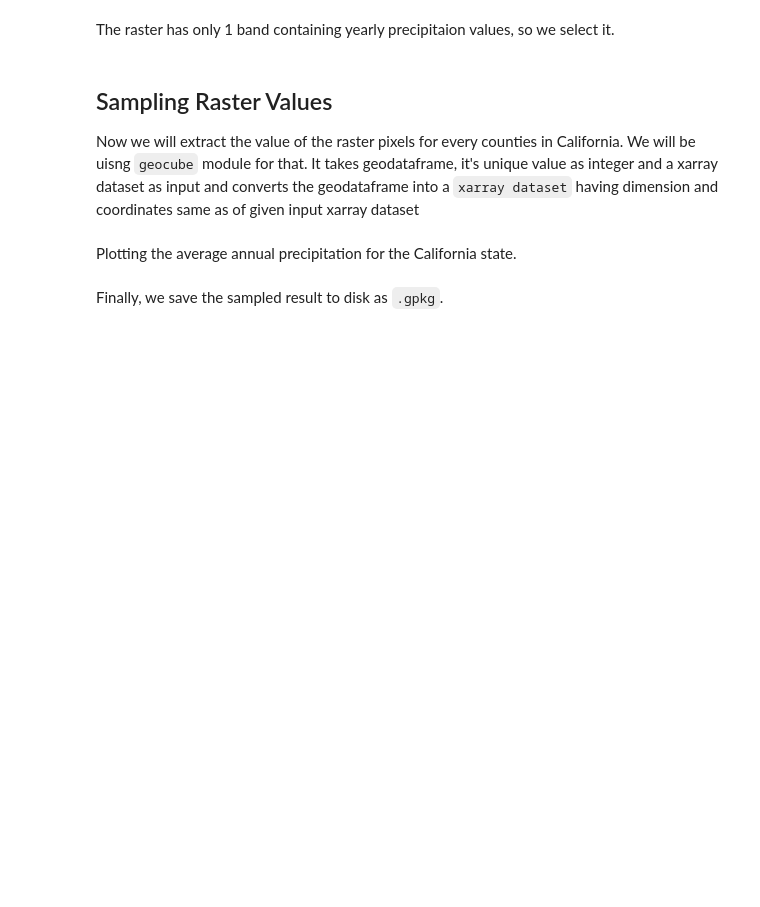
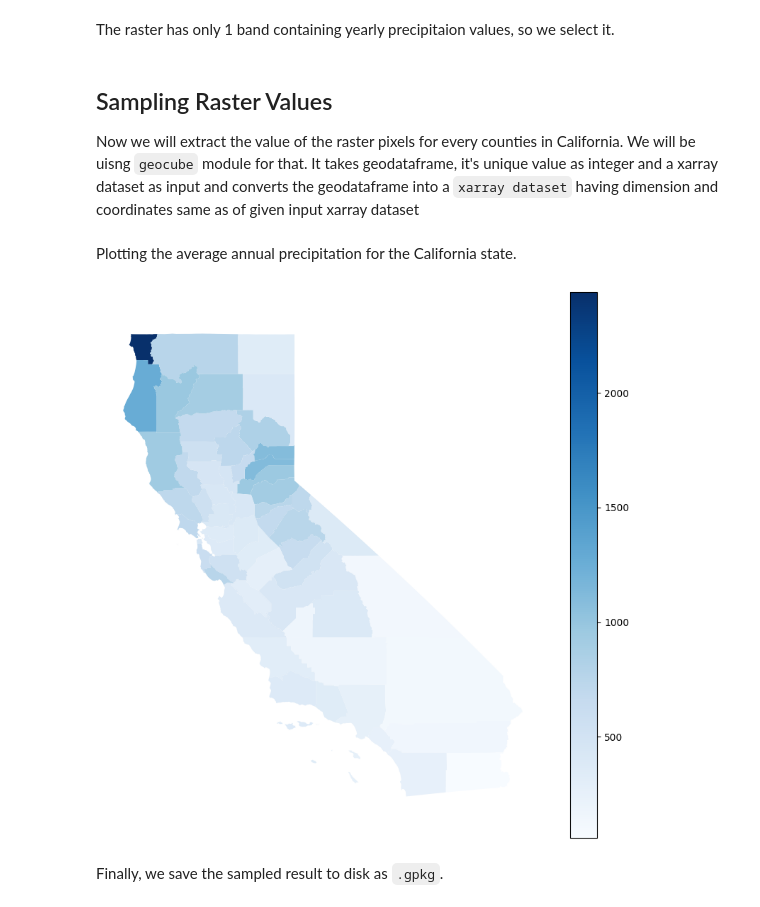
Before and after one commit to spatialthoughts/python-tutorials, a Jupyter notebook: zonal_statistics.ipynb, the cells around one changed output. Drawn from its saved outputs; the diff is of its cells as text; code cells hidden in the pictures; blank space fills up the shorter version.

```diff
--- a/zonal_statistics.ipynb
+++ b/zonal_statistics.ipynb
@@ -79,7 +79,7 @@ The dataframe has a column  as `STATE_NAME` having naesm of states that can be u
 zones_file_path = os.path.join(data_folder, zones_file)
 
 zones_df = gpd.read_file(zones_file_path)
-california_df  = zones_df[zones_df['STATE_NAME'] == 'California']
+california_df  = zones_df[zones_df['STATE_NAME'] == 'California'].copy()
 california_df
 # %% [markdown]
 The 'GEOID' column contains a unique id for all the counties present in the state, but it is of `object` type. We need to convert it to `int` type to be used in xarray.
@@ -122,10 +122,12 @@ Plotting the average annual precipitation for the California state.
 # %%
 fig, ax = plt.subplots(1, 1)
 fig.set_size_inches(10,10)
-joined.plot(ax=ax, column='mean', cmap='RdYlGn_r',
+joined.plot(ax=ax, column='mean', cmap='Blues',
           legend = True)
 ax.set_axis_off()
 plt.show()
+# %% [output]
+[figure, added]
 # %% [markdown]
 Finally, we save the sampled result to disk as `.gpkg`.
 # %%
```
